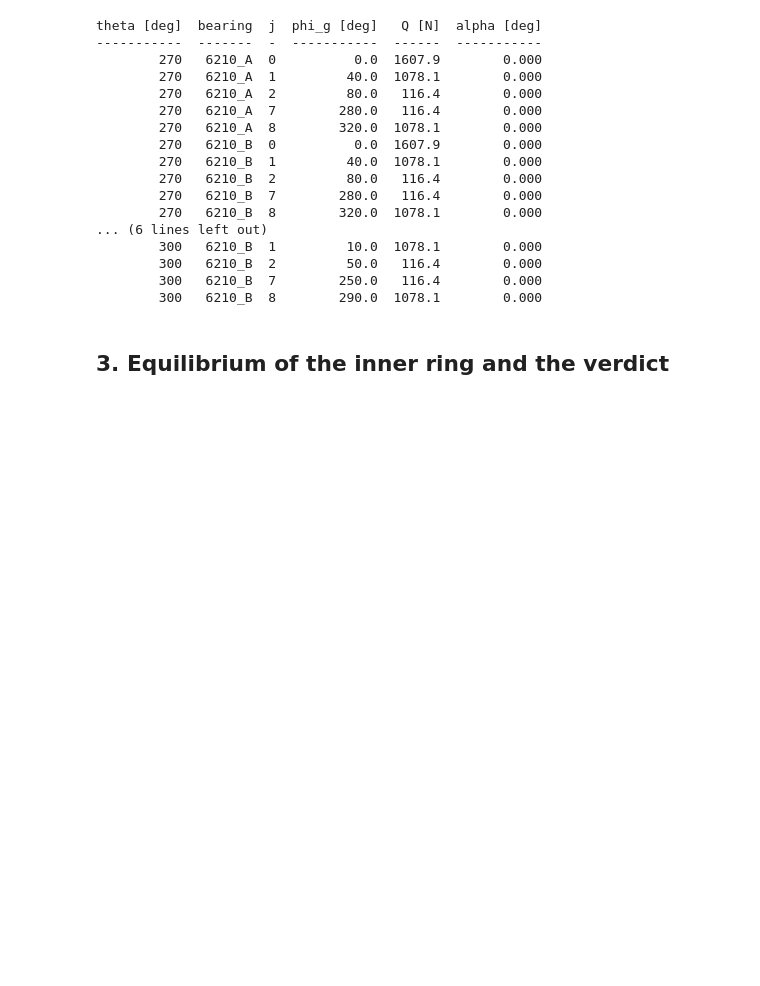
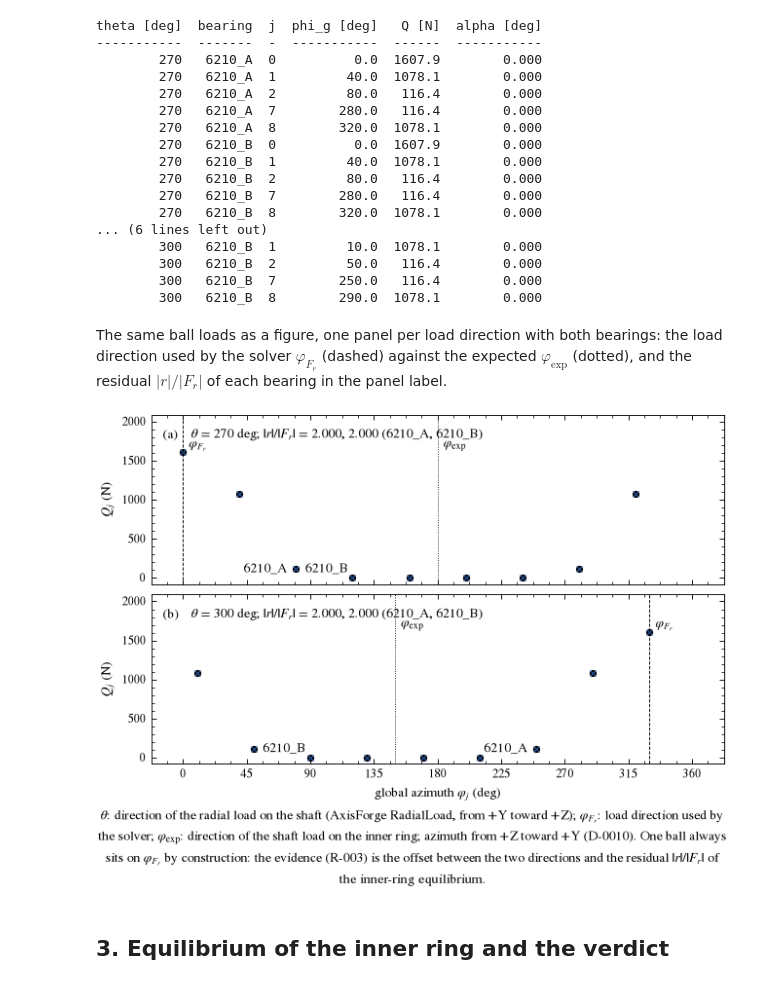
Before and after one commit to JRaposo-m/AxisForge-Design-Studies, a Jupyter notebook: validation/bearings/iso16281_ball_contact/02_sign_check.ipynb, the cells around one changed output. Cells and saved outputs as stored; diff of their text form; code cells hidden in the pictures; blank space fills up the shorter version.

```diff
--- a/validation/bearings/iso16281_ball_contact/02_sign_check.ipynb
+++ b/validation/bearings/iso16281_ball_contact/02_sign_check.ipynb
@@ -133,6 +138,31 @@ theta [deg]  bearing  j  phi_g [deg]   Q [N]  alpha [deg]
         300   6210_B  2         50.0   116.4        0.000
         300   6210_B  7        250.0   116.4        0.000
         300   6210_B  8        290.0  1078.1        0.000
+# %% [markdown]
+The same ball loads as a figure, one panel per load direction with both bearings: the load
+direction used by the solver $\varphi_{F_r}$ (dashed) against the expected $\varphi_\mathrm{exp}$
+(dotted), and the residual $|r|/|F_r|$ of each bearing in the panel label.
+# %%
+thetas = list(dict.fromkeys(r["theta_deg"] for r in records))
+by_theta = {t: [r for r in records if r["theta_deg"] == t] for t in thetas}
+for t, recs in by_theta.items():     # one line per direction in the panel: both bearings must share it
+    assert all(abs(r["phi_Fr_rad"] - recs[0]["phi_Fr_rad"]) < 1e-9 for r in recs), t
+    assert all(abs(r["phi_expected_rad"] - recs[0]["phi_expected_rad"]) < 1e-9 for r in recs), t
+elements = {(t, r["label"]): [e for e in element_rows if (e["theta_deg"], e["label"]) == (t, r["label"])]
+            for t, recs in by_theta.items() for r in recs}
+fig = bearing_plots.sign_check(
+    [[[e["phi_g_rad"] for e in elements[t, r["label"]]] for r in recs] for t, recs in by_theta.items()],
+    [[[e["Q_N"] for e in elements[t, r["label"]]] for r in recs] for t, recs in by_theta.items()],
+    phi_Fr_rad=[recs[0]["phi_Fr_rad"] for recs in by_theta.values()],
+    phi_expected_rad=[recs[0]["phi_expected_rad"] for recs in by_theta.values()],
+    series=[r["label"] for r in by_theta[thetas[0]]],
+    labels=[rf"$\theta$ = {t:.0f} deg; $|r|/|F_r|$ = " + ", ".join(f"{r['residual_ratio']:.3f}" for r in recs)
+            + " (" + ", ".join(r["label"] for r in recs) + ")" for t, recs in by_theta.items()])
+fig.savefig(RESULTS / "02_sign_check.png")
+plt.close(fig)                                    # shown once, by the line below
+fig
+# %% [output]
+[figure, added]
 # %% [markdown]
 ## 3. Equilibrium of the inner ring and the verdict
 # %%
```
Also changed, not shown: parts of 1 cell of this notebook, 1 other file.
